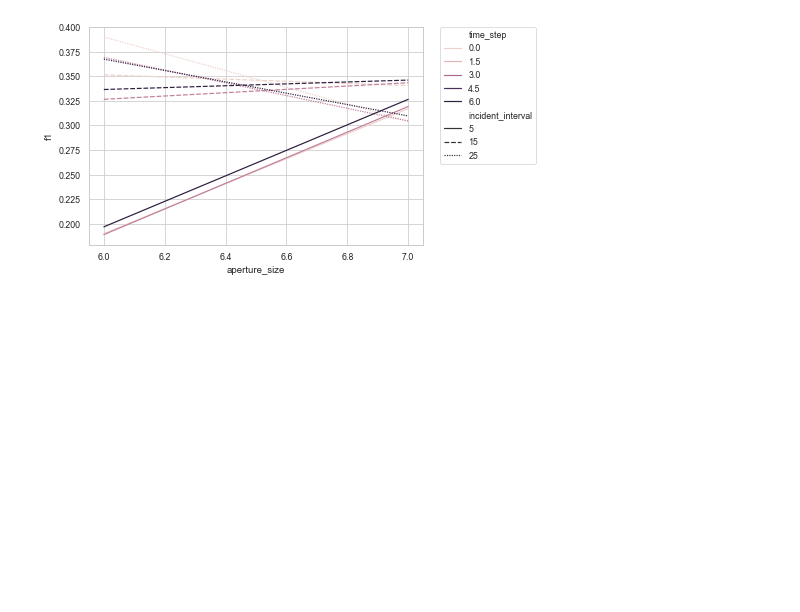
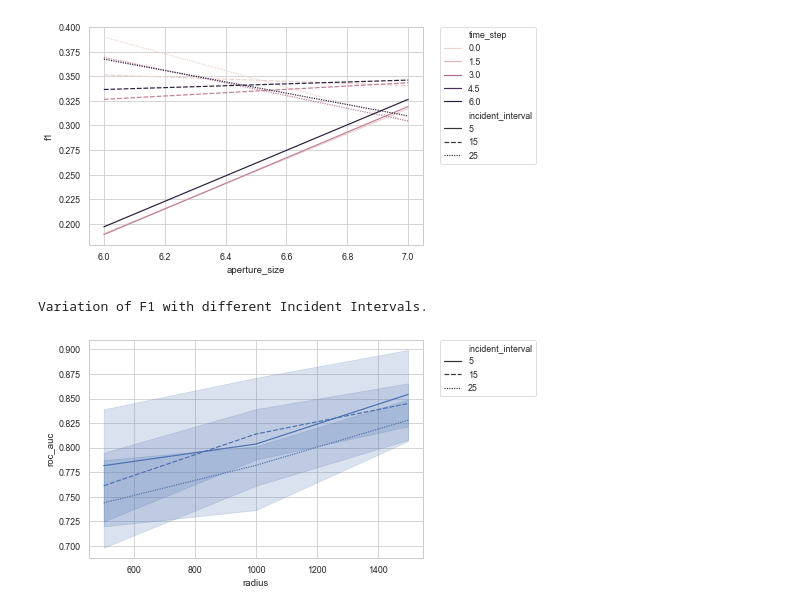
Before and after one commit to ysenarath/emergency-incident-detection-web-intelligence-2020, a Jupyter notebook: 7-analysis-plots.ipynb, the cells around one changed output. Drawn from its saved outputs; the diff is of its cells as text; code cells hidden in the pictures; blank space fills up the shorter version.

```diff
--- a/7-analysis-plots.ipynb
+++ b/7-analysis-plots.ipynb
@@ -6,8 +6,9 @@ import matplotlib.pyplot as plt
 sns.set(style="whitegrid")
 sns.set_context("paper")
 # %%
-data = pd.read_csv('output/results.csv')
+data = pd.read_csv('output/_waze_temp/results.csv')
 data.loc[:, 'f1'] = data.loc[:, 'f1'].apply(lambda x: float(x.strip('%')) / 100)
+data.loc[:, 'roc_auc'] = data.loc[:, 'roc_auc'].apply(lambda x: float(x.strip('%')) / 100)
 # %%
 data_part = data[data.radius==1000][['incident_interval', 'aperture_size', 'time_step', 'f1']]
 
@@ -62,3 +63,16 @@ print('Variation of F1 with different Incident Intervals.')
 # %% [output]
 Variation of F1 with different Incident Intervals.
 [figure]
+# %%
+data_part = data[['incident_interval', 'radius', 'time_step', 'roc_auc']]
+
+# Plot the responses for different events and regions
+sns.lineplot(x="radius", y="roc_auc", style="incident_interval", data=data_part)
+
+# Put the legend out of the figure
+plt.legend(bbox_to_anchor=(1.05, 1), loc=2, borderaxespad=0.)
+
+print('Variation of F1 with different Incident Intervals.')
+# %% [output]
+Variation of F1 with different Incident Intervals.
+[figure, added]
```
Also changed, not shown: parts of 1 cell of this notebook, 6 other files.
